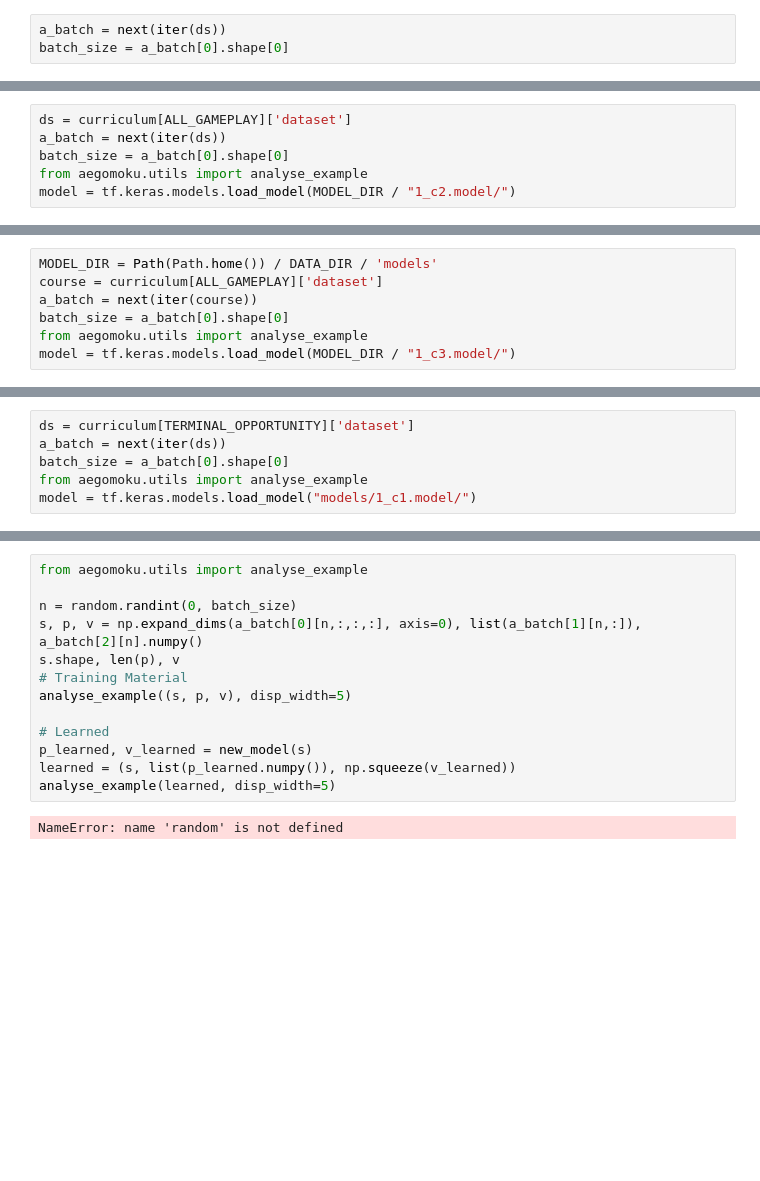
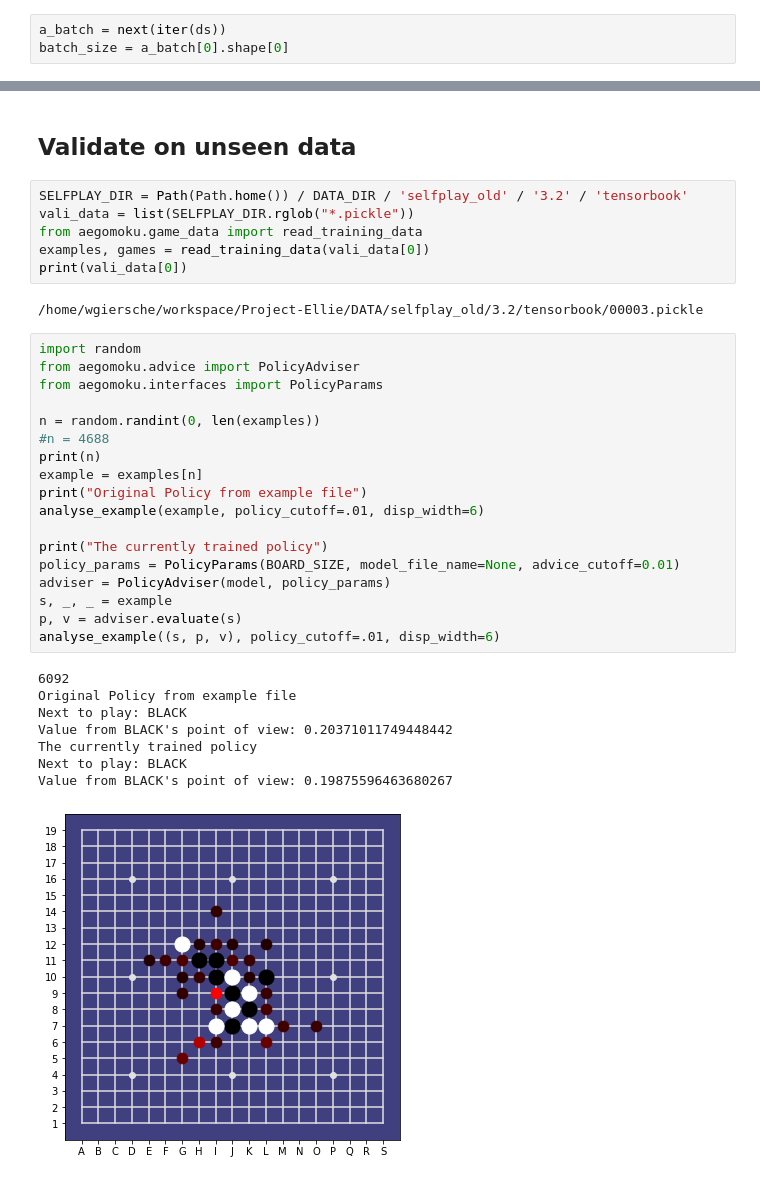
Before and after one commit to Project-Ellie/DeepGomoku, a Jupyter notebook: notebooks/Training_Curriculum.ipynb, the cells around one changed output, grey strips where cells are left out. Drawn from its saved outputs; the diff is of its cells as text; blank space fills up the shorter version.

```diff
--- a/notebooks/Training_Curriculum.ipynb
+++ b/notebooks/Training_Curriculum.ipynb
@@ -390,6 +234,0 @@ analyse_example(learned, disp_width=5)
-# %%
-ds = curriculum[ALL_GAMEPLAY]['dataset']
-a_batch = next(iter(ds))
-batch_size = a_batch[0].shape[0]
-from aegomoku.utils import analyse_example
-model = tf.keras.models.load_model(MODEL_DIR / "1_c2.model/")
@@ -414,7 +234,0 @@ Value from WHITE's point of view: 0.02725856378674507
-# %%
-MODEL_DIR = Path(Path.home()) / DATA_DIR / 'models'
-course = curriculum[ALL_GAMEPLAY]['dataset']
-a_batch = next(iter(course))
-batch_size = a_batch[0].shape[0]
-from aegomoku.utils import analyse_example
-model = tf.keras.models.load_model(MODEL_DIR / "1_c3.model/")
@@ -465,6 +234,0 @@ Value from WHITE's point of view: 0.9887570738792419
-# %%
-ds = curriculum[TERMINAL_OPPORTUNITY]['dataset']
-a_batch = next(iter(ds))
-batch_size = a_batch[0].shape[0]
-from aegomoku.utils import analyse_example
-model = tf.keras.models.load_model("models/1_c1.model/")
@@ -513,15 +235,37 @@ INFO:tensorflow:Assets written to: models/1_c2.model/assets
-# %%
-from aegomoku.utils import analyse_example
-
-n = random.randint(0, batch_size)
-s, p, v = np.expand_dims(a_batch[0][n,:,:,:], axis=0), list(a_batch[1][n,:]), a_batch[2][n].numpy()
-s.shape, len(p), v
-# Training Material
-analyse_example((s, p, v), disp_width=5)
-
-# Learned
-p_learned, v_learned = new_model(s)
-learned = (s, list(p_learned.numpy()), np.squeeze(v_learned))
-analyse_example(learned, disp_width=5)
-# %% [output]
-NameError: name 'random' is not defined
+# %% [markdown]
+## Validate on unseen data
+# %%
+SELFPLAY_DIR = Path(Path.home()) / DATA_DIR / 'selfplay_old' / '3.2' / 'tensorbook'
+vali_data = list(SELFPLAY_DIR.rglob("*.pickle"))
+from aegomoku.game_data import read_training_data
+examples, games = read_training_data(vali_data[0])
+print(vali_data[0])
+# %% [output]
+/home/wgiersche/workspace/Project-Ellie/DATA/selfplay_old/3.2/tensorbook/00003.pickle
+# %%
+import random
+from aegomoku.advice import PolicyAdviser
+from aegomoku.interfaces import PolicyParams
+
+n = random.randint(0, len(examples))
+#n = 4688
+print(n)
+example = examples[n]
+print("Original Policy from example file")
+analyse_example(example, policy_cutoff=.01, disp_width=6)
+
+print("The currently trained policy")
+policy_params = PolicyParams(BOARD_SIZE, model_file_name=None, advice_cutoff=0.01)
+adviser = PolicyAdviser(model, policy_params)
+s, _, _ = example
+p, v = adviser.evaluate(s)
+analyse_example((s, p, v), policy_cutoff=.01, disp_width=6)
+# %% [output]
+6092
+Original Policy from example file
+Next to play: BLACK
+Value from BLACK's point of view: 0.20371011749448442
+The currently trained policy
+Next to play: BLACK
+Value from BLACK's point of view: 0.19875596463680267
+[figure, added]
```
Also changed, not shown: parts of 51 cells of this notebook, 10 other files.
